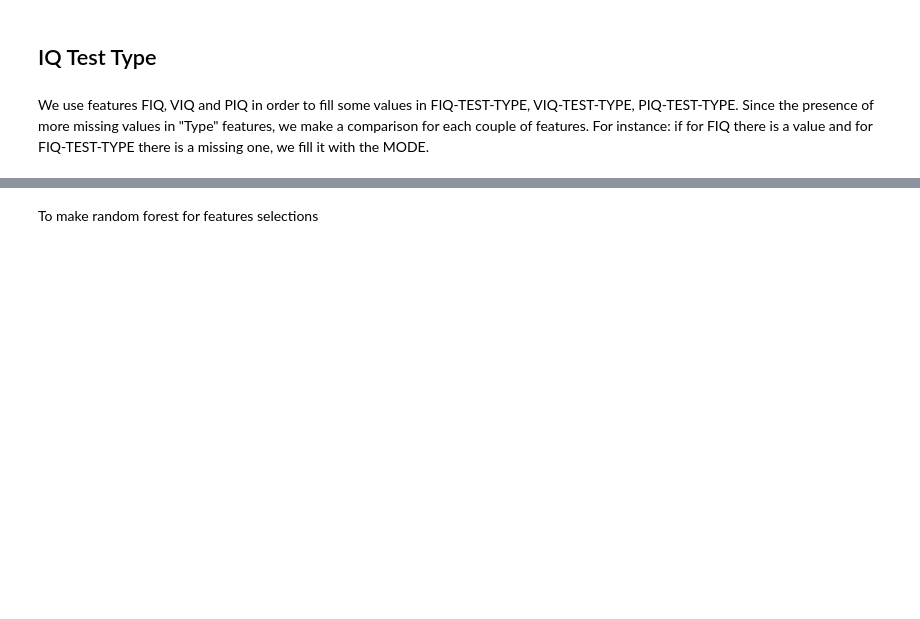
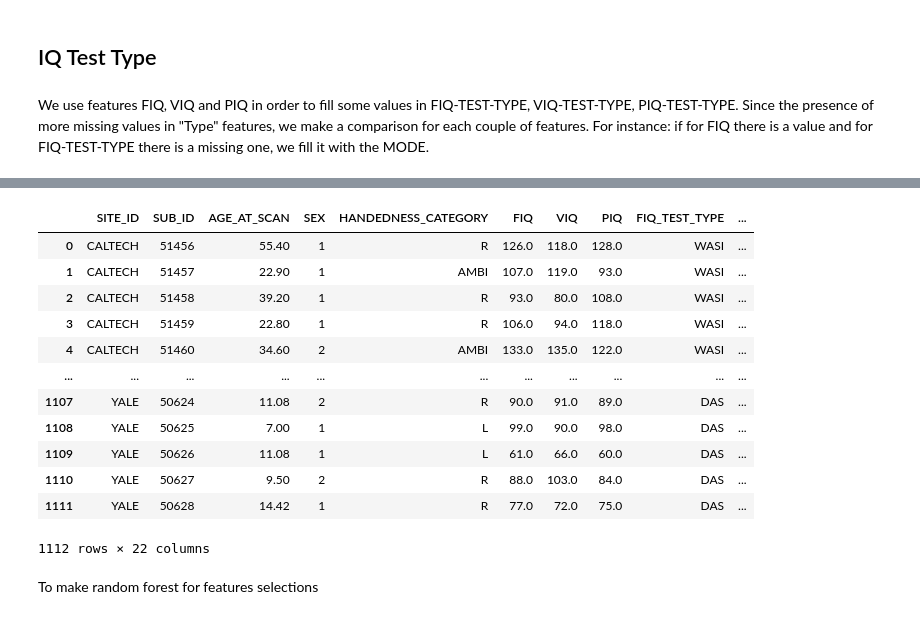
Before and after one commit to AuraNatale/AutismDataMining, a Jupyter notebook: Source Code/data_exploration.ipynb, the cells around one changed output, grey strips where cells are left out. Saved outputs shown, nothing was run; the diff lists cells and outputs as text; code cells hidden in the pictures; blank space fills up the shorter version.

```diff
--- a/Source Code/data_exploration.ipynb
+++ b/Source Code/data_exploration.ipynb
@@ -347,0 +654,20 @@ for test_type_col, score_col in feature_pairs:
+# %%
+# Iteriamo su ogni riga del DataFrame
+for index, row in ASD_phenotypic_filtered.iterrows():
+    # Controlliamo se il valore in 'AGE_AT_SCAN' è presente
+    if pd.notnull(row['AGE_AT_SCAN']):
+        age_at_scan = row['AGE_AT_SCAN']
+        # Determiniamo il modulo corretto in base all'età
+        if age_at_scan >= 9:
+            ados_module = 4
+        elif age_at_scan >= 5:
+            ados_module = 3
+        elif age_at_scan >= 2.5:
+            ados_module = 2
+        else:
+            ados_module = 1
+        # Assegniamo il valore del modulo calcolato a 'ADOS_MODULE'
+        ASD_phenotypic_filtered.at[index, 'ADOS_MODULE'] = ados_module
+    else:
+        # Se 'AGE_AT_SCAN' è mancante, impostiamo 'ADOS_MODULE' su 'NOT_AVAILABLE'
+        ASD_phenotypic_filtered.at[index, 'ADOS_MODULE'] = 'NOT_AVAILABLE'
@@ -348,3 +683,40 @@ for test_type_col, score_col in feature_pairs:
+# %%
+# Iteriamo su ogni riga del DataFrame originale
+for index, row in ASD_phenotypic.iterrows():
+    # Controlliamo se il valore in 'HANDEDNESS_SCORES' è presente
+    if pd.notnull(row['HANDEDNESS_SCORES']):
+        handness_score = row['HANDEDNESS_SCORES']
+        # Assegniamo il valore di 'handness_category' in base al valore di 'handness_score'
+        if handness_score > 0:
+            handness_category = 'R'
+        elif handness_score < 0:
+            handness_category = 'L'
+        else:
+            handness_category = 'AMBI'
+        # Assegniamo il valore di 'handness_category' al DataFrame filtrato
+        ASD_phenotypic_filtered.at[index, 'HANDEDNESS_CATEGORY'] = handness_category
+    else:
+        # Se 'handness_score' è mancante, controlliamo se 'handness_category' è mancante
+        if pd.isnull(ASD_phenotypic_filtered.at[index, 'HANDEDNESS_CATEGORY']):
+            # Riempire 'handness_category' con la moda di 'handness_category'
+            mode_handness_category = ASD_phenotypic_filtered['HANDEDNESS_CATEGORY'].mode()[0]
+            ASD_phenotypic_filtered.at[index, 'HANDEDNESS_CATEGORY'] = mode_handness_category
+# %%
+ASD_phenotypic_filtered
+# %% [output]
+|  | SITE_ID | SUB_ID | AGE_AT_SCAN | SEX | HANDEDNESS_CATEGORY | FIQ | VIQ | PIQ | FIQ_TEST_TYPE | ... |
+| 0 | CALTECH | 51456 | 55.40 | 1 | R | 126.0 | 118.0 | 128.0 | WASI | ... |
+| 1 | CALTECH | 51457 | 22.90 | 1 | AMBI | 107.0 | 119.0 | 93.0 | WASI | ... |
+| 2 | CALTECH | 51458 | 39.20 | 1 | R | 93.0 | 80.0 | 108.0 | WASI | ... |
+| 3 | CALTECH | 51459 | 22.80 | 1 | R | 106.0 | 94.0 | 118.0 | WASI | ... |
+| 4 | CALTECH | 51460 | 34.60 | 2 | AMBI | 133.0 | 135.0 | 122.0 | WASI | ... |
+| ... | ... | ... | ... | ... | ... | ... | ... | ... | ... | ... |
+| 1107 | YALE | 50624 | 11.08 | 2 | R | 90.0 | 91.0 | 89.0 | DAS | ... |
+| 1108 | YALE | 50625 | 7.00 | 1 | L | 99.0 | 90.0 | 98.0 | DAS | ... |
+| 1109 | YALE | 50626 | 11.08 | 1 | L | 61.0 | 66.0 | 60.0 | DAS | ... |
+| 1110 | YALE | 50627 | 9.50 | 2 | R | 88.0 | 103.0 | 84.0 | DAS | ... |
+| 1111 | YALE | 50628 | 14.42 | 1 | R | 77.0 | 72.0 | 75.0 | DAS | ... |
+1112 rows × 22 columns
 # %% [markdown]
 To make random forest for features selections
 # %%
```
Also changed, not shown: parts of 35 cells of this notebook.
